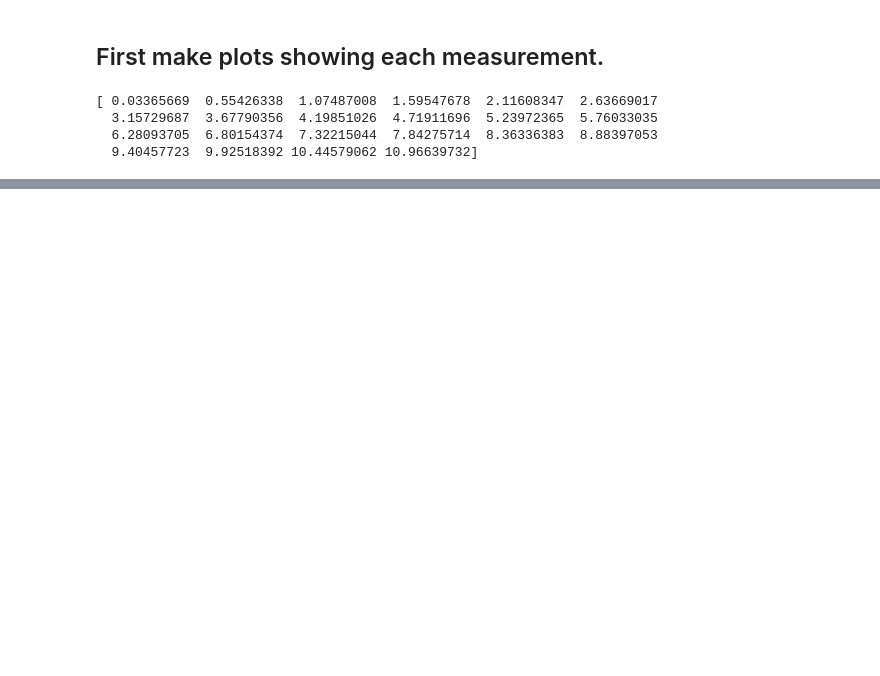
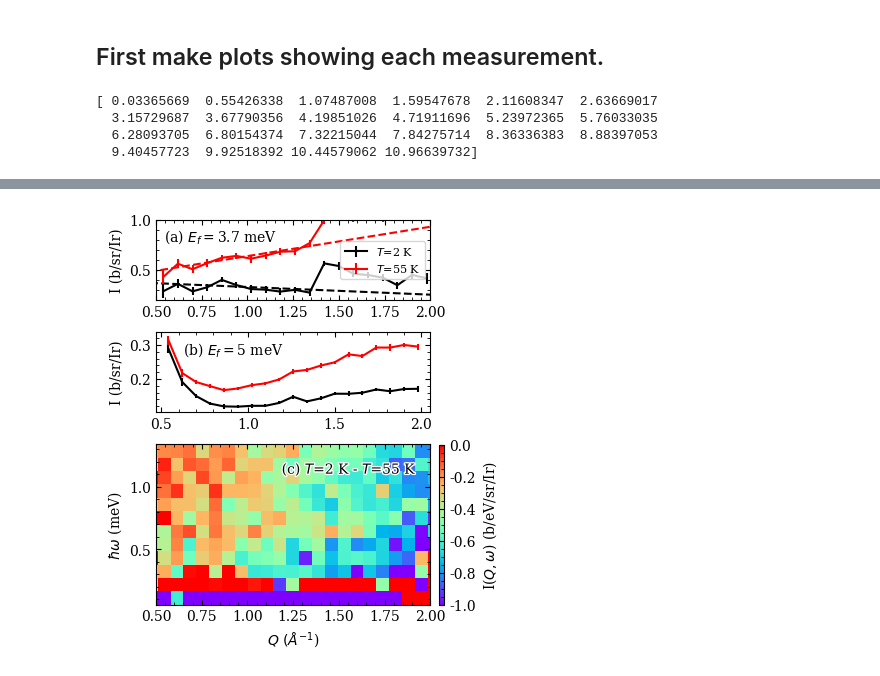
Before and after one commit to thallor1/D3LiI2O6-Neutron-Analysis, a Jupyter notebook: Part 3 - MACS SI plots/Plots of initial MACS Scattering.ipynb, the cells around one changed output, grey strips where cells are left out. Saved outputs shown, nothing was run; the diff lists cells and outputs as text; code cells hidden in the pictures; blank space fills up the shorter version.

```diff
--- a/Part 3 - MACS SI plots/Plots of initial MACS Scattering.ipynb
+++ b/Part 3 - MACS SI plots/Plots of initial MACS Scattering.ipynb
@@ -221,0 +222,87 @@ Matplotlib is currently using module://matplotlib_inline.backend_inline, which i
+# %%
+#Get the lowest energy cuts for 2K 3p7 and 2K 5p0 Ef
+from cut_mdhisto_powder import cut_MDHisto_powder
+from lmfit import Model,Parameters
+%matplotlib inline
+#scale_5p0=1.0
+#scale_3p7=1.0
+def befactor(t,omega):
+    return (1-np.exp(-omega/(8.62e-2 * t)))
+
+def linear(x,m,b):
+    return m*x + b
+
+macs_3p7_sub = macs_2K_3p7-macs_55K_3p7
+macs_5_sub = macs_2K_5-macs_55K_5
+#Lowest energy cuts of each measurement.
+emin,emax = 0.8,1.3
+qmin,qmax,dQ = 0.5,2,0.08
+qcut3, icut3, errcut3 = cut_MDHisto_powder(macs_2K_3p7,'|Q|',[qmin,qmax,dQ],[emin,emax])
+qcut3_55K, icut3_55K, errcut3_55K = cut_MDHisto_powder(macs_55K_3p7,'|Q|',[qmin,qmax,dQ],[emin,emax])
+scale_highT_3 = 1.0#befactor(55.0,np.nanmean([emin,emax]))
+
+emin,emax =2.0,4.0
+qmin,qmax,dQ = 0.5,2.0,0.08
+qcut5, icut5, errcut5 = cut_MDHisto_powder(macs_2K_5,'|Q|',[qmin,qmax,dQ],[emin,emax])
+qcut5_55K, icut5_55K, errcut5_55K = cut_MDHisto_powder(macs_55K_5,'|Q|',[qmin,qmax,dQ],[emin,emax])
+
+
+scale_highT = 1.0#befactor(55.0,np.nanmean([emin,emax]))
+deltaT3=-0.0
+deltaT5=-0.00
+
+
+fig,axs = plt.subplots(3,1,figsize=(3.54,5),height_ratios=[1,1,2],subplot_kw={'projection':'mantid'})
+fig.subplots_adjust(hspace=0.3)
+
+model = Model(linear)
+params = model.make_params()
+params.add('m',value=0,min=-10,max=10)
+params.add('b',value=0.5,max=10,min=-10)
+wghts3 = 1.0/errcut3
+wghts3[qcut3>1.2]=0
+wghts3_55K = 1.0/errcut3_55K
+wghts3_55K[qcut3_55K>1.2]=0
+
+result3 = model.fit(icut3,x=qcut3,params=params,weights=wghts3,method='powell')
+result3_55K = model.fit(icut3_55K,x=qcut3_55K,params=params,weights=wghts3_55K,method='powell')
+
+axs[0].errorbar(qcut3,icut3,yerr=errcut3,color='k',label=r"$T$=2 K")
+qeval = np.linspace(0,3,1000)
+result3_eval = model.eval(x=qeval,params=result3.params)
+result3_55K_eval = model.eval(x=qeval,params=result3_55K.params)
+
+axs[0].plot(qeval,result3_eval,color='k',ls='--')
+axs[0].plot(qeval,result3_55K_eval,color='r',ls='--')
+
+axs[0].errorbar(qcut3_55K,icut3_55K*scale_highT_3+deltaT3,yerr=errcut3_55K*scale_highT_3,color='r',label=r"$T$=55 K")
+
+axs[1].errorbar(qcut5,icut5,yerr=errcut5,color='k')
+
+axs[1].errorbar(qcut5_55K,icut5_55K*scale_highT+deltaT5,yerr=errcut5_55K*scale_highT,color='r')
+
+mesh = axs[2].pcolormesh(macs_3p7_sub,vmin=-1,vmax=0.0,cmap='rainbow',rasterized=True)
+#Add a colorbar
+l,b,w,h=axs[2].get_position().bounds
+cax = fig.add_axes([l+w+0.025,b+0.0,0.015,0.32])
+labelstr='I($Q,\omega$) (b/eV/sr/Ir)'
+cbar = plt.colorbar(mesh,orientation='vertical',cax=cax,label=labelstr)
+cax.yaxis.set_major_formatter(matplotlib.ticker.FormatStrFormatter("%.1f"))
+
+axs[2].set_xlabel(r"$Q$ $(\AA^{-1}$)")
+axs[2].set_ylabel(r"$\hbar\omega$ (meV)")
+
+axs[0].text(0.03,0.9,'(a) '+r"$E_f=$3.7 meV",horizontalalignment='left',verticalalignment='top',transform=axs[0].transAxes)
+axs[1].text(0.1,0.9,'(b) '+r"$E_f=$5 meV",horizontalalignment='left',verticalalignment='top',transform=axs[1].transAxes)
+txtc = axs[2].text(0.95,0.9,'(c) '+r"$T$=2 K - $T$=55 K",horizontalalignment='right',verticalalignment='top',transform=axs[2].transAxes)
+txtc.set_path_effects([PathEffects.withStroke(linewidth=2,foreground='w')])
+
+axs[0].set_ylabel(r"I (b/sr/Ir)")
+axs[1].set_ylabel(r"I (b/sr/Ir)")
+axs[0].set_ylim(0.2,1)
+axs[0].set_xlim(0.5,2)
+axs[0].legend(fontsize=8)
+axs[2].set_xlim(0.5,2)
+fig.savefig("SI_macs_dircuts.pdf",bbox_inches='tight',dpi=300)
+fig.show()
+# %% [output]
@@ -221,0 +318 @@ Matplotlib is currently using module://matplotlib_inline.backend_inline, which i
+[figure, added]
```
Also changed, not shown: parts of 3 cells of this notebook, 27 other files.
